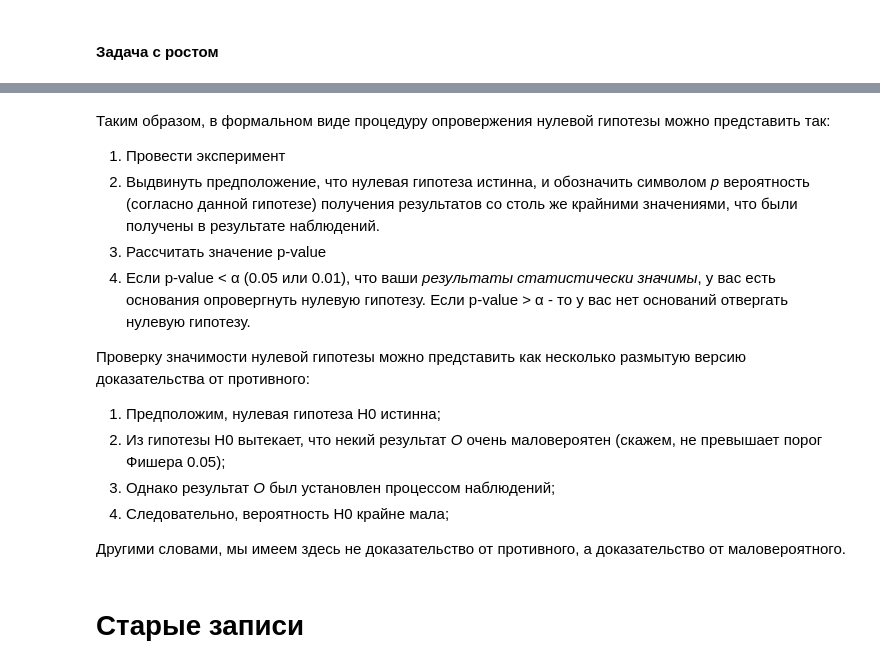
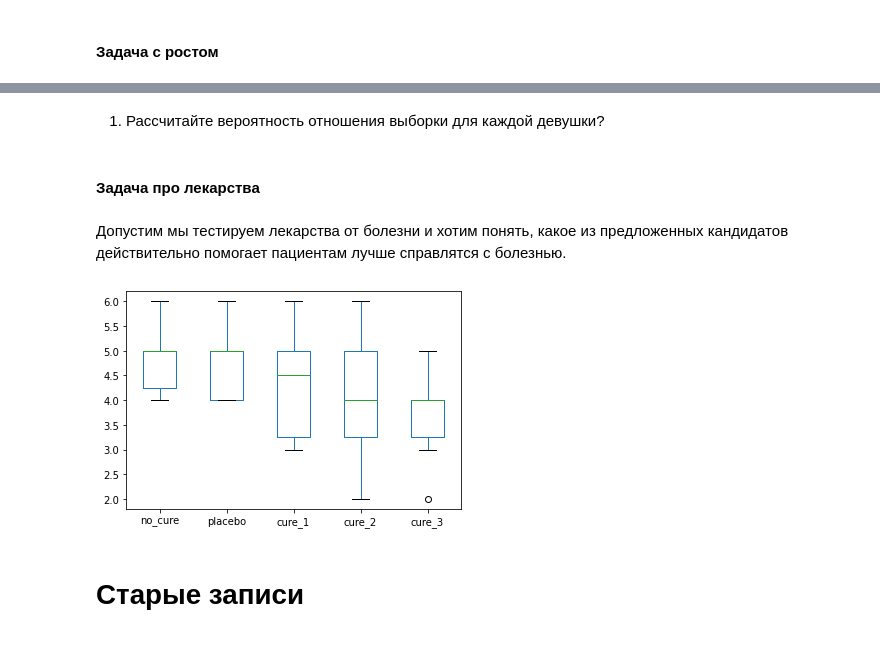
Before and after one commit to Saxsafon/Statistics, a Jupyter notebook: Hypothesis_testing.ipynb, the cells around one changed output, grey strips where cells are left out. Drawn from its saved outputs; the diff is of its cells as text; code cells hidden in the pictures.

Commit message:
Добавил ссылки с ресурсами, сформулировал задачи для практики рассчета p-value

```diff
--- a/Hypothesis_testing.ipynb
+++ b/Hypothesis_testing.ipynb
@@ -153,17 +197,0 @@ result_4 = [1, 1, 0, 0, 0, 1, 0, 0, 1, 0]
-# %% [markdown]
-Таким образом, в формальном виде процедуру опровержения нулевой гипотезы можно представить так:
-
-1. Провести эксперимент
-2. Выдвинуть предположение, что нулевая гипотеза истинна, и обозначить символом *p* вероятность (согласно данной гипотезе) получения результатов со столь же крайними значениями, что были получены в результате наблюдений.
-3. Рассчитать значение p-value
-4. Если p-value < α (0.05 или 0.01), что ваши *результаты статистически значимы*, у вас есть основания опровергнуть нулевую гипотезу. Если p-value > α - то у вас нет оснований отвергать нулевую гипотезу.
-
-
-Проверку значимости нулевой гипотезы можно представить как несколько размытую версию доказательства от противного:
-
-1. Предположим, нулевая гипотеза H0 истинна;
-2. Из гипотезы H0 вытекает, что некий результат *O* очень маловероятен (скажем, не превышает порог Фишера 0.05);
-3. Однако результат *O* был установлен процессом наблюдений;
-4. Следовательно, вероятность H0 крайне мала;
-
-Другими словами, мы имеем здесь не доказательство от противного, а доказательство от маловероятного.
@@ -170,3 +204,21 @@ result_4 = [1, 1, 0, 0, 0, 1, 0, 0, 1, 0]
+# %% [markdown]
+1. Рассчитайте вероятность отношения выборки для каждой девушки?
+# %% [markdown]
+#### Задача про лекарства
+# %% [markdown]
+Допустим мы тестируем лекарства от болезни и хотим понять, какое из предложенных кандидатов действительно помогает пациентам лучше справлятся с болезнью.
+# %%
+results = pd.DataFrame({
+    'no_cure': [4, 4, 4, 5, 5, 5, 5, 5, 5, 6],
+    'placebo': [4, 4, 4, 4, 5, 5, 5, 5, 5, 6],
+    'cure_1': [3, 3, 3, 4, 4, 5, 5, 5, 5, 6],
+    'cure_2': [2, 3, 3, 4, 4, 4, 5, 5, 6, 6],
+    'cure_3': [2, 3, 3, 4, 4, 4, 4, 4, 5, 5],
+})
+
+results.boxplot(grid=False);
+# %% [output]
+[figure, added]
 # %% [markdown]
 # Старые записи
 # %% [markdown]
```
Also changed, not shown: parts of 16 cells of this notebook.
